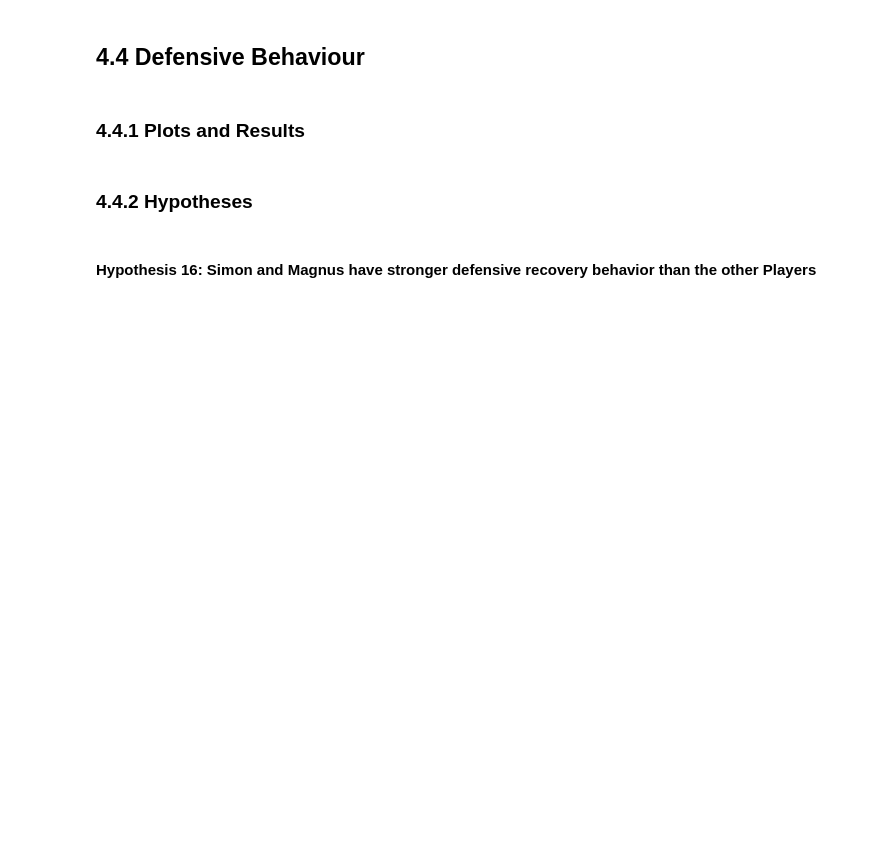
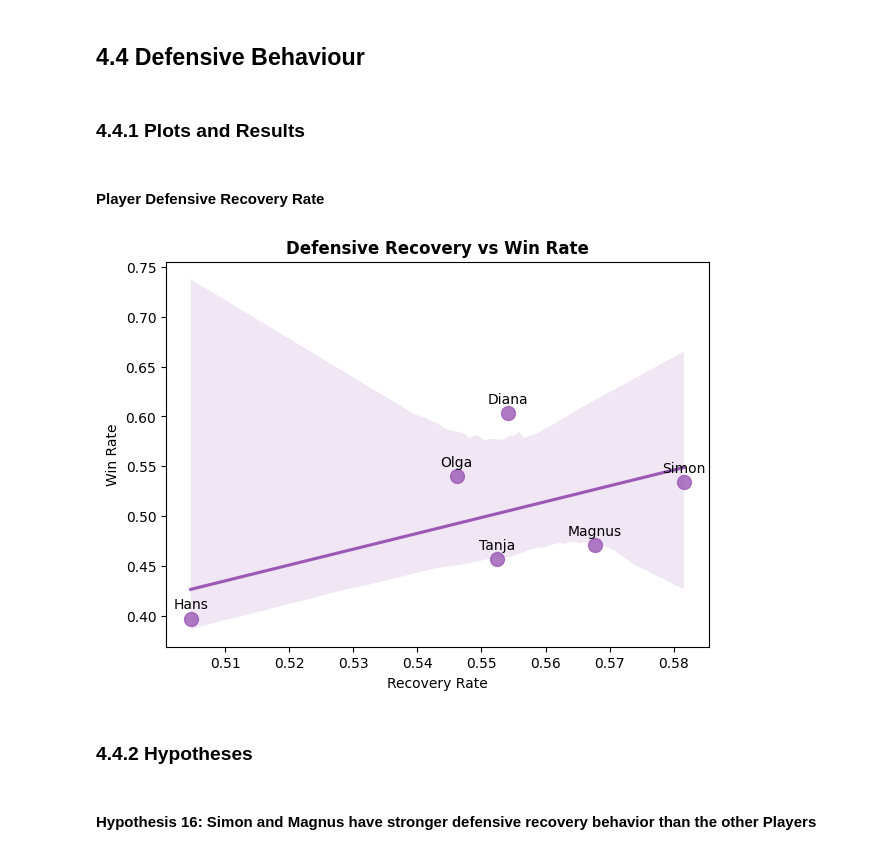
Before and after one commit to Rutvik-rn/Kicker-Strategy, a Jupyter notebook: results.ipynb, the cells around one changed output. Cells and saved outputs as stored; diff of their text form; code cells hidden in the pictures; blank space fills up the shorter version.

```diff
--- a/results.ipynb
+++ b/results.ipynb
@@ -607,6 +607,44 @@ There is a clear difference in long-shot performance, with Simon converting 14.1
 ## 4.4 Defensive Behaviour
 # %% [markdown]
 ### 4.4.1 Plots and Results
+# %% [markdown]
+#### Player Defensive Recovery Rate
+# %%
+players = timestamped_data["player"].dropna().unique()
+stats_list = []
+
+# Track what happens immediately after each event with shifted columns
+df_h17 = timestamped_data.copy()
+df_h17["next_player"] = df_h17.groupby(["game", "run_id"])["player"].shift(-1)
+df_h17["next_bar"] = df_h17.groupby(["game", "run_id"])["bar"].shift(-1)
+
+#Loop through each player
+for p in players:
+
+    games = round_data[(round_data["player_1"] == p) | (round_data["player_2"] == p)]
+    # Calculate win_rate
+    win_rate = (games["round_winner"] == p).mean() if len(games) > 0 else 0
+    # Find shots by the opponent while this player is involved in the round
+    opp_shots = df_h17[(df_h17["event_type"] == "shot") & (df_h17["player"] != p) & ((df_h17["player_1"] == p) | (df_h17["player_2"] == p))]
+    # Check if the player regains possession immediately after the shot and the next action happens in a defensive area
+    recoveries = opp_shots[(opp_shots["next_player"] == p) & (opp_shots["next_bar"].str.contains("Defense|Goal", na=False))]
+
+    # Recovery rate = successful recoveries / total opponent shots
+    recov_rate = len(recoveries) / len(opp_shots) if len(opp_shots) > 0 else 0
+
+    #Store results for each player
+    stats_list.append({"Player": p, "Win Rate": win_rate, "Recovery Rate": recov_rate})
+
+recov_df = pd.DataFrame(stats_list)
+# %%
+plt.figure(figsize=(7, 5))
+sns.regplot(data=recov_df, x="Recovery Rate", y="Win Rate", color="#9b59b6", scatter_kws={'s':100})
+for i, row in recov_df.iterrows():
+    plt.text(row["Recovery Rate"], row["Win Rate"]+0.01, row["Player"], horizontalalignment='center')
+plt.title("Defensive Recovery vs Win Rate", fontweight="bold")
+plt.show()
+# %% [output]
+[figure, added]
 # %% [markdown]
 ### 4.4.2 Hypotheses
 # %% [markdown]
```
Also changed, not shown: parts of 3 cells of this notebook.
